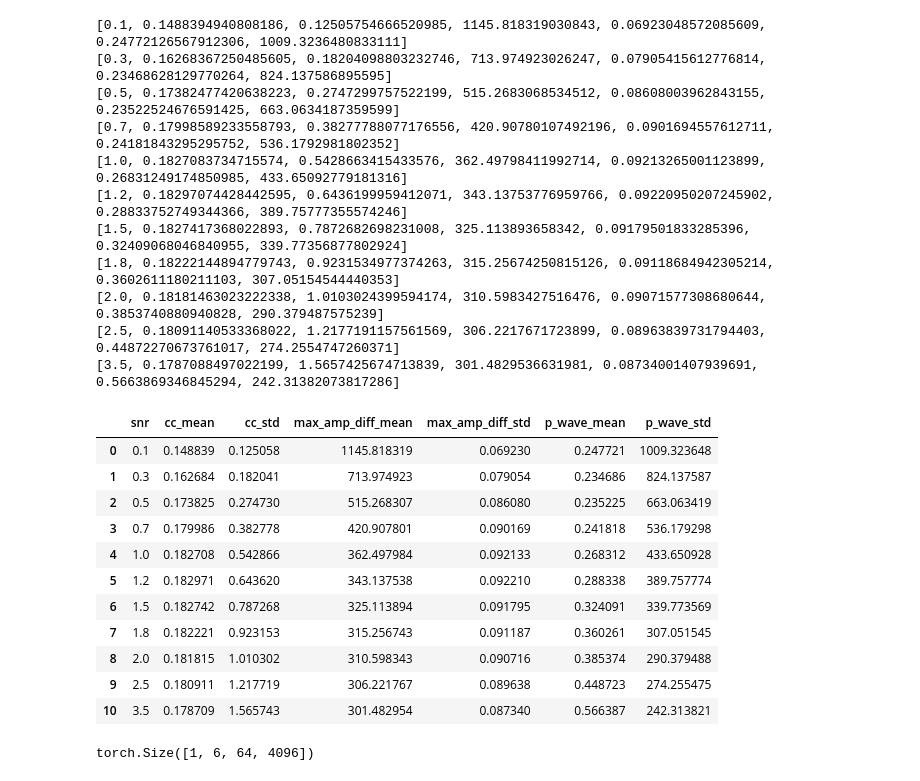
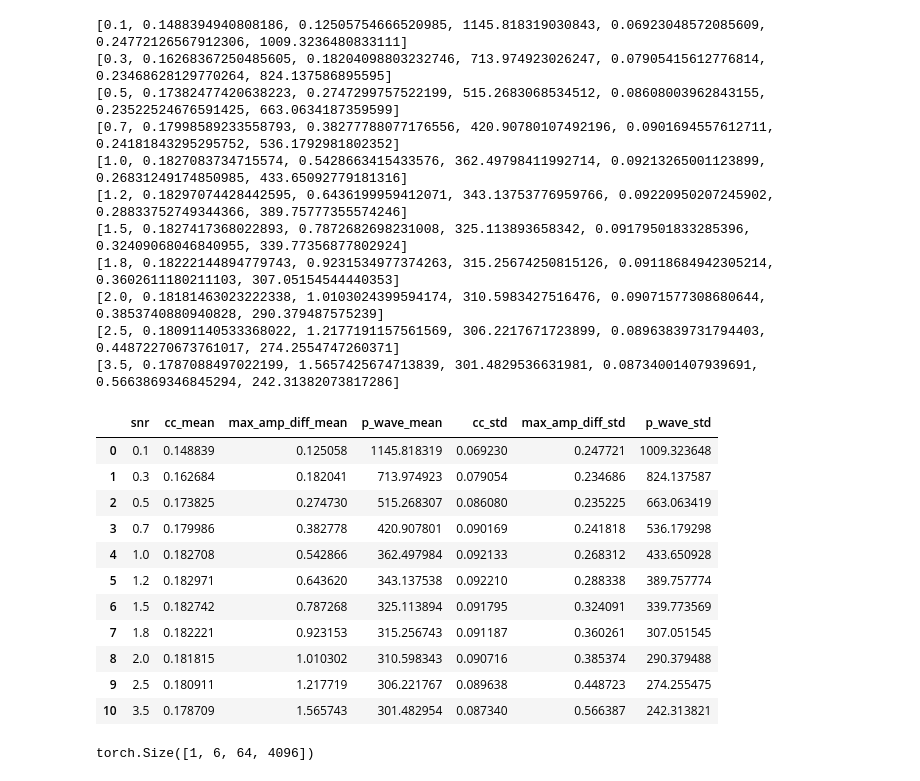
Before and after one commit to Taobyte/dsl-as24-challenge-3, a Jupyter notebook: notebooks/data.ipynb, the cells around one changed output. Drawn from its saved outputs; the diff is of its cells as text; code cells hidden in the pictures.

```diff
--- a/notebooks/data.ipynb
+++ b/notebooks/data.ipynb
@@ -5,34 +5,33 @@ import glob
 # %%
 models = ["CleanUnet"]
 path = "/work/scratch/ckeusch/dsl-as24-challenge-3/metrics"
 snrs = [0.1, 0.3, 0.5, 0.7, 1.0, 1.2, 1.5, 1.8, 2.0, 2.5, 3.5]
 
 d = []
 for snr in snrs:
     df = pd.read_csv(path + f"/CleanUNet/snr_{snr}_metrics_CleanUNet.csv")
     mean = df.mean()
     std = df.std()
     row = [snr] + list(mean.values) + list(std.values)
     print(row)
     d.append(row)
 
 
 column_names = ["snr","cc_mean", "max_amp_diff_mean", "p_wave_mean", "cc_std", "max_amp_diff_std","p_wave_std"]
 df1 = pd.DataFrame(d, columns=column_names)
-df1
 # %% [output]
 [0.1, 0.1488394940808186, 0.12505754666520985, 1145.818319030843, 0.06923048572085609, 0.24772126567912306, 1009.3236480833111]
 [0.3, 0.16268367250485605, 0.18204098803232746, 713.974923026247, 0.07905415612776814, 0.23468628129770264, 824.137586895595]
 [0.5, 0.17382477420638223, 0.2747299757522199, 515.2683068534512, 0.08608003962843155, 0.23522524676591425, 663.0634187359599]
 [0.7, 0.17998589233558793, 0.38277788077176556, 420.90780107492196, 0.0901694557612711, 0.24181843295295752, 536.1792981802352]
 [1.0, 0.1827083734715574, 0.5428663415433576, 362.49798411992714, 0.09213265001123899, 0.26831249174850985, 433.65092779181316]
 [1.2, 0.18297074428442595, 0.6436199959412071, 343.13753776959766, 0.09220950207245902, 0.28833752749344366, 389.75777355574246]
 [1.5, 0.1827417368022893, 0.7872682698231008, 325.113893658342, 0.09179501833285396, 0.32409068046840955, 339.77356877802924]
 [1.8, 0.18222144894779743, 0.9231534977374263, 315.25674250815126, 0.09118684942305214, 0.3602611180211103, 307.05154544440353]
 [2.0, 0.18181463023222338, 1.0103024399594174, 310.5983427516476, 0.09071577308680644, 0.3853740880940828, 290.379487575239]
 [2.5, 0.18091140533368022, 1.2177191157561569, 306.2217671723899, 0.08963839731794403, 0.44872270673761017, 274.2554747260371]
 [3.5, 0.1787088497022199, 1.5657425674713839, 301.4829536631981, 0.08734001407939691, 0.5663869346845294, 242.31382073817286]
-|  | snr | cc_mean | cc_std | max_amp_diff_mean | max_amp_diff_std | p_wave_mean | p_wave_std |
+|  | snr | cc_mean | max_amp_diff_mean | p_wave_mean | cc_std | max_amp_diff_std | p_wave_std |
 | 0 | 0.1 | 0.148839 | 0.125058 | 1145.818319 | 0.069230 | 0.247721 | 1009.323648 |
 | 1 | 0.3 | 0.162684 | 0.182041 | 713.974923 | 0.079054 | 0.234686 | 824.137587 |
 | 2 | 0.5 | 0.173825 | 0.274730 | 515.268307 | 0.086080 | 0.235225 | 663.063419 |
```
Also changed, not shown: 6 other files.
